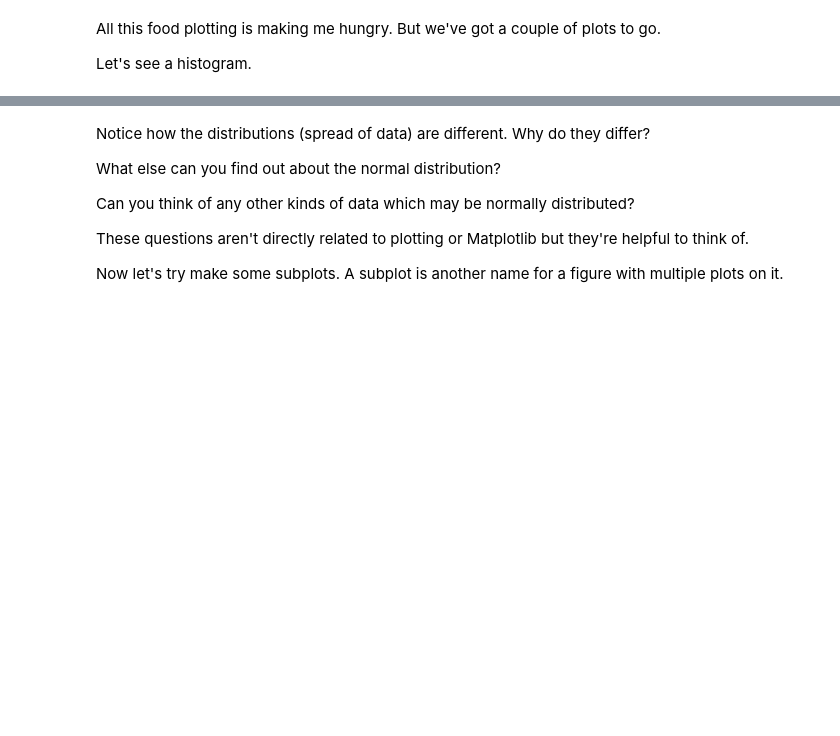
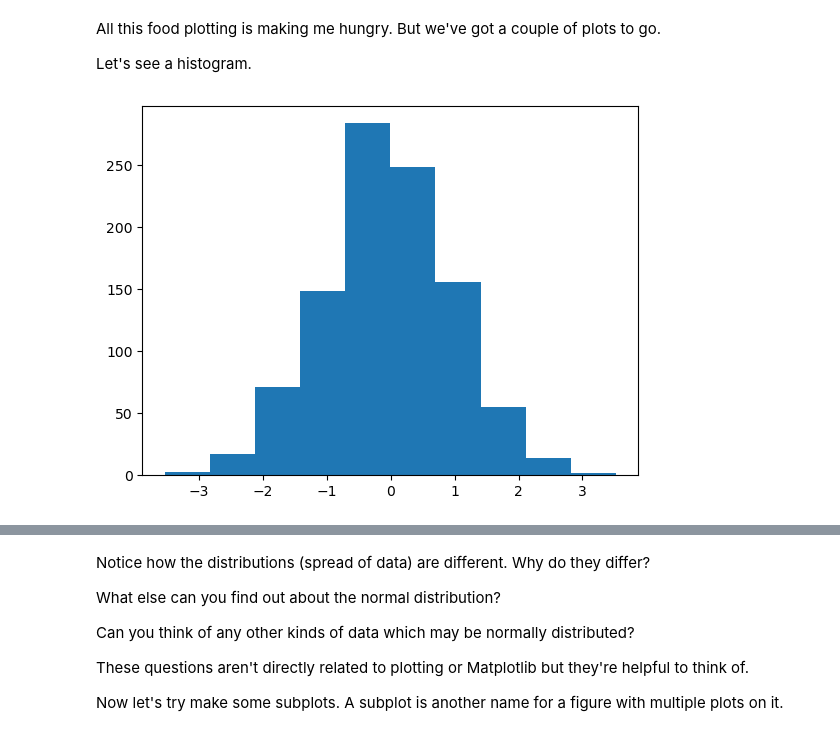
Before and after one commit to ShrishailChincholi/from-zero-to-aiml, a Jupyter notebook: ML/Matplotlib/matplotlib-exercises.ipynb, the cells around one changed output, grey strips where cells are left out. Cells and saved outputs as stored; diff of their text form; code cells hidden in the pictures; blank space fills up the shorter version.

```diff
--- a/ML/Matplotlib/matplotlib-exercises.ipynb
+++ b/ML/Matplotlib/matplotlib-exercises.ipynb
@@ -150,8 +150,11 @@ All this food plotting is making me hungry. But we've got a couple of plots to g
 Let's see a histogram.
 # %%
 # Create a random NumPy array of 1000 normally distributed numbers using NumPy and save it to X
-
-
+x = np.random.randn(1000)
 # Create a histogram plot of X
+fig, ax = plt.subplots()
+ax.hist(x);
+# %% [output]
+[figure, added]
 # %%
 # Create a NumPy array of 1000 random numbers and save it to X
```
Also changed, not shown: parts of 5 cells of this notebook.
